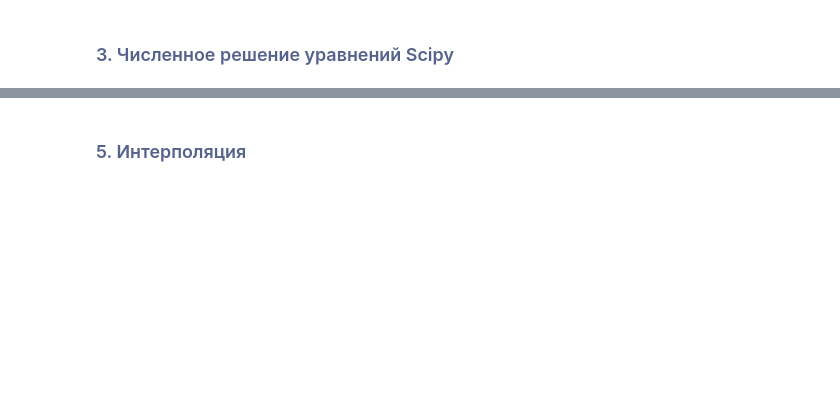
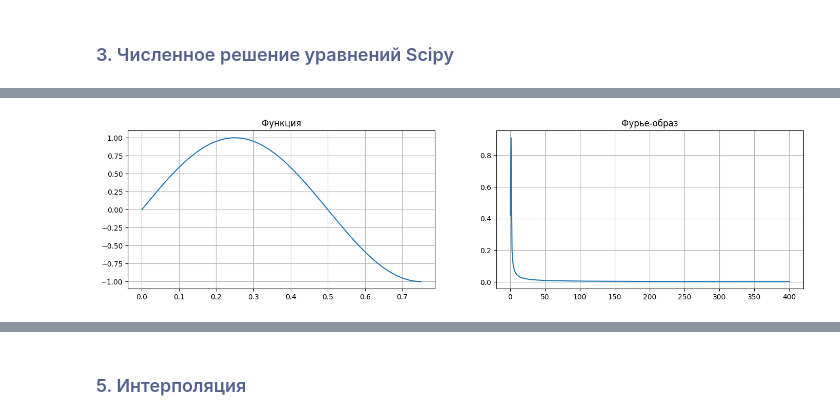
Before and after one commit to CamelCaseAverageEnjoyer/PythonCompendium, a Jupyter notebook: Study/Python-2-MIPT/10 занятие.ipynb, the cells around one changed output, grey strips where cells are left out. Cells and saved outputs as stored; diff of their text form; code cells hidden in the pictures; blank space fills up the shorter version.

```diff
--- a/Study/Python-2-MIPT/10 занятие.ipynb
+++ b/Study/Python-2-MIPT/10 занятие.ipynb
@@ -96,0 +150,24 @@ plt.show()
+# %%
+from scipy.fft import fft
+
+# Получим Фурье и посмотрим спектр
+def Fourier(x, y):
+    fig, axs = plt.subplots(1, 2, figsize=(17, 4))
+
+    axs[0].plot(x, y)
+    axs[0].set_title("Функция")
+    axs[0].grid()
+
+    yf = fft(y)
+    xf = np.linspace(0.0, 1.0/(2.0*T), N//2)
+    y = 2.0/N * np.abs(yf[0:N//2])
+
+    axs[1].plot(xf, y)
+    axs[1].set_title("Фурье-образ")
+    axs[1].grid()
+
+    plt.show()
+
+Fourier(x, y)
+# %% [output]
+[figure, added]
```
Also changed, not shown: parts of 49 cells of this notebook, 14 other files.
